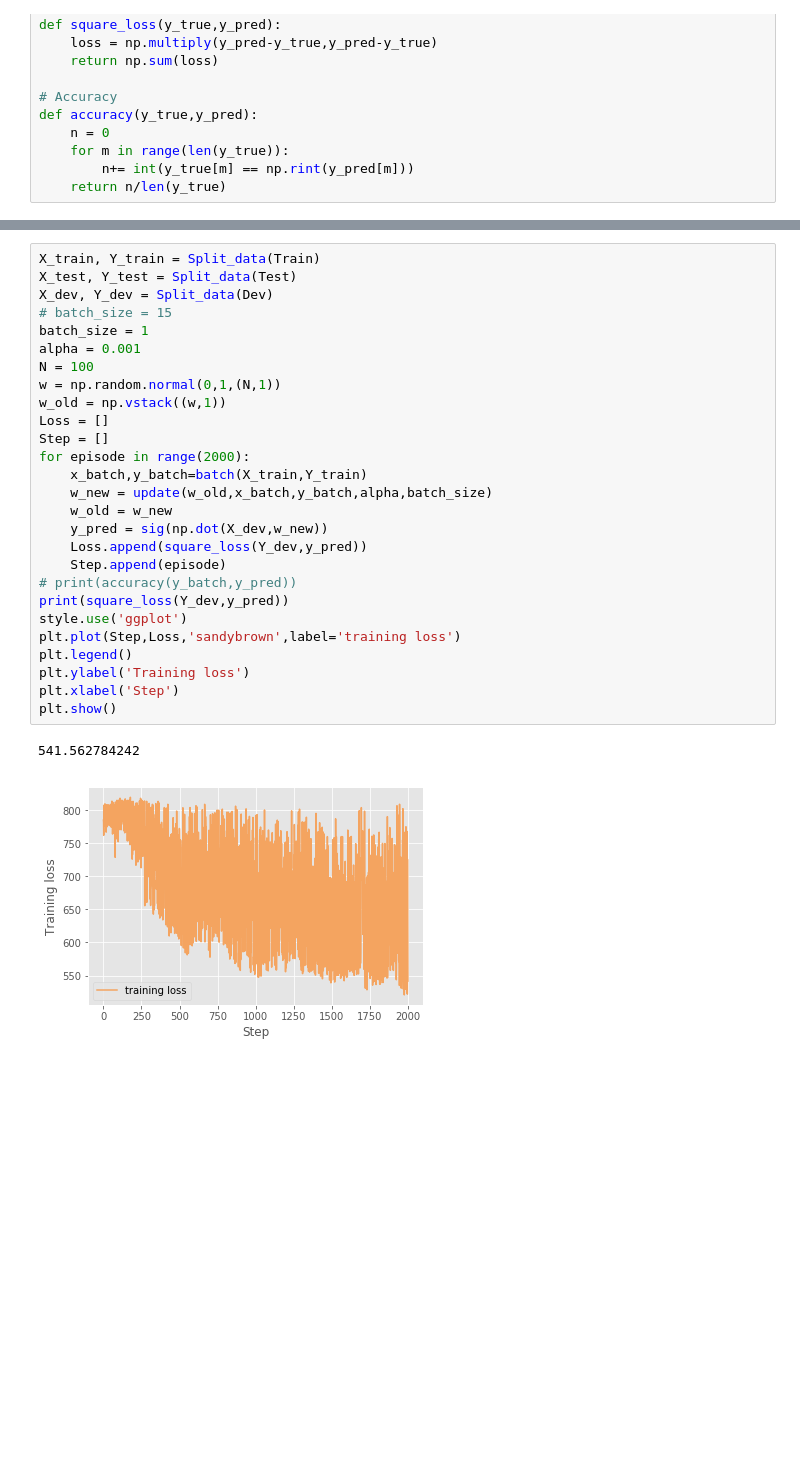
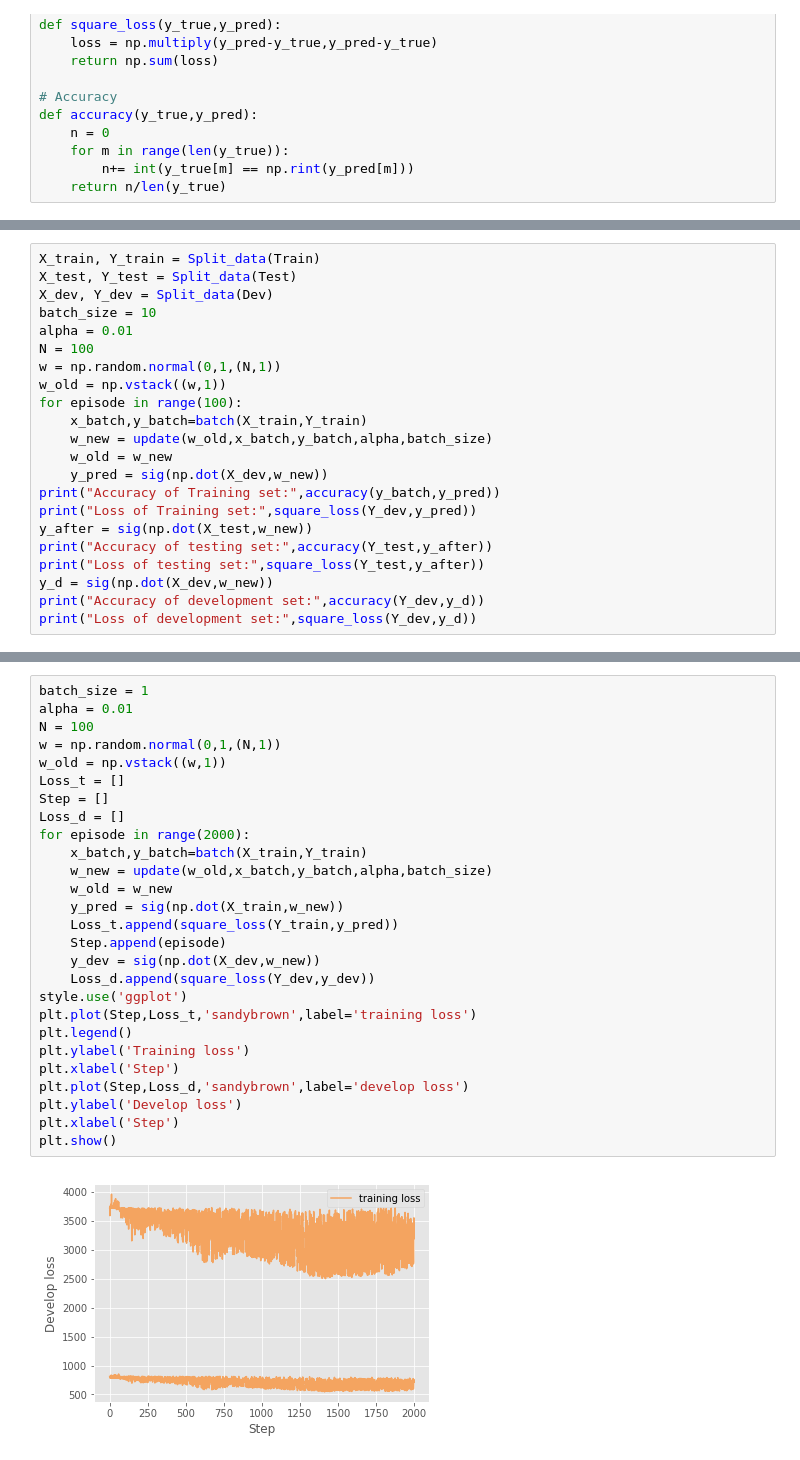
Before and after one commit to Rong-Zhi/DL4NLP, a Jupyter notebook: E2/hex02.ipynb, the cells around one changed output, grey strips where cells are left out. Saved outputs shown, nothing was run; the diff lists cells and outputs as text; blank space fills up the shorter version.

```diff
--- a/E2/hex02.ipynb
+++ b/E2/hex02.ipynb
@@ -146,0 +152,22 @@ def accuracy(y_true,y_pred):
+# %%
+X_train, Y_train = Split_data(Train)
+X_test, Y_test = Split_data(Test)
+X_dev, Y_dev = Split_data(Dev)
+batch_size = 10
+alpha = 0.01
+N = 100
+w = np.random.normal(0,1,(N,1))
+w_old = np.vstack((w,1))
+for episode in range(100):
+    x_batch,y_batch=batch(X_train,Y_train)
+    w_new = update(w_old,x_batch,y_batch,alpha,batch_size)
+    w_old = w_new
+    y_pred = sig(np.dot(X_dev,w_new))
+print("Accuracy of Training set:",accuracy(y_batch,y_pred))
+print("Loss of Training set:",square_loss(Y_dev,y_pred))
+y_after = sig(np.dot(X_test,w_new))
+print("Accuracy of testing set:",accuracy(Y_test,y_after))
+print("Loss of testing set:",square_loss(Y_test,y_after))
+y_d = sig(np.dot(X_dev,w_new))
+print("Accuracy of development set:",accuracy(Y_dev,y_d))
+print("Loss of development set:",square_loss(Y_dev,y_d))
@@ -147,30 +183,29 @@ def accuracy(y_true,y_pred):
 # %%
-X_train, Y_train = Split_data(Train)
-X_test, Y_test = Split_data(Test)
-X_dev, Y_dev = Split_data(Dev)
-# batch_size = 15
 batch_size = 1
-alpha = 0.001
+alpha = 0.01
 N = 100
 w = np.random.normal(0,1,(N,1))
 w_old = np.vstack((w,1))
-Loss = []
+Loss_t = []
 Step = []
+Loss_d = []
 for episode in range(2000):
     x_batch,y_batch=batch(X_train,Y_train)
     w_new = update(w_old,x_batch,y_batch,alpha,batch_size)
     w_old = w_new
-    y_pred = sig(np.dot(X_dev,w_new))
-    Loss.append(square_loss(Y_dev,y_pred))
+    y_pred = sig(np.dot(X_train,w_new))
+    Loss_t.append(square_loss(Y_train,y_pred))
     Step.append(episode)
-# print(accuracy(y_batch,y_pred))
-print(square_loss(Y_dev,y_pred))
+    y_dev = sig(np.dot(X_dev,w_new))
+    Loss_d.append(square_loss(Y_dev,y_dev))
 style.use('ggplot')
-plt.plot(Step,Loss,'sandybrown',label='training loss')
+plt.plot(Step,Loss_t,'sandybrown',label='training loss')
 plt.legend()
 plt.ylabel('Training loss')
 plt.xlabel('Step')
+plt.plot(Step,Loss_d,'sandybrown',label='develop loss')
+plt.ylabel('Develop loss')
+plt.xlabel('Step')
 plt.show()
 # %% [output]
-541.562784242
-[figure, old version]
+[figure, new version]
```
Also changed, not shown: parts of 7 cells of this notebook.
